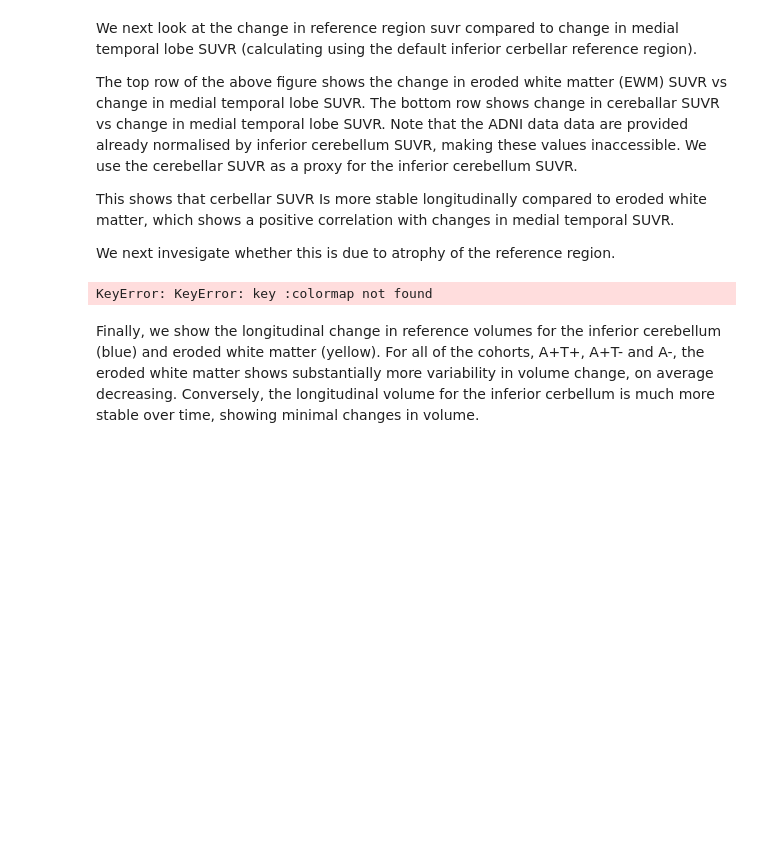
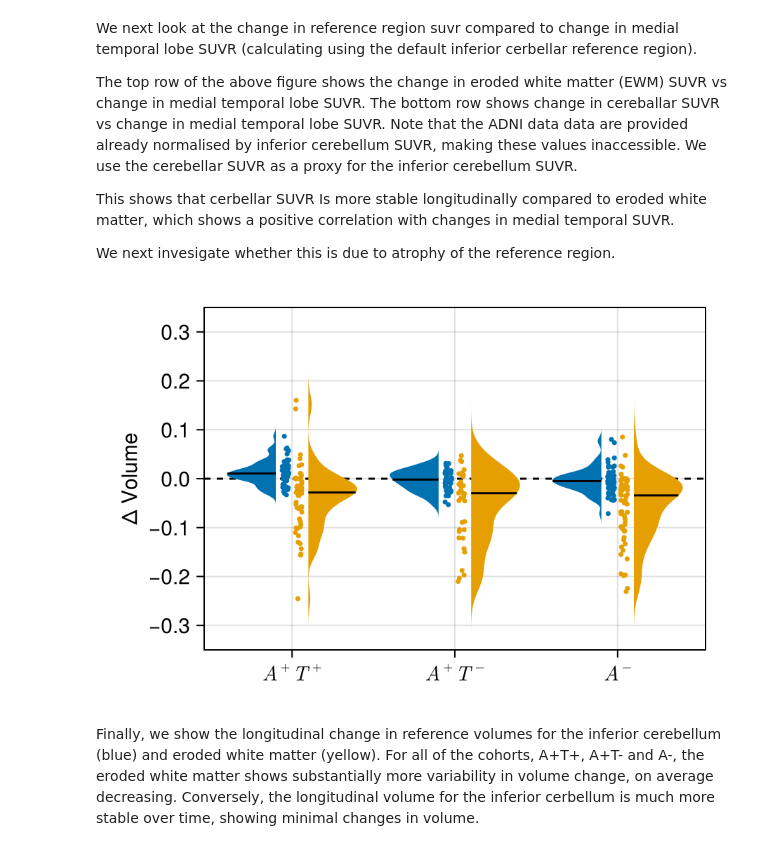
Before and after one commit to PavanChaggar/local-fkpp, a Jupyter notebook: adni/inference/analysis/notebooks/reference_region_analysis.ipynb, the cells around one changed output. Saved outputs shown, nothing was run; the diff lists cells and outputs as text; code cells hidden in the pictures; blank space fills up the shorter version.

```diff
--- a/adni/inference/analysis/notebooks/reference_region_analysis.ipynb
+++ b/adni/inference/analysis/notebooks/reference_region_analysis.ipynb
@@ -262,35 +262,35 @@ We next invesigate whether this is due to atrophy of the reference region.
 # %%
 begin
     f = Figure(size=(450, 300), fontsize=15)
     ax = Axis(f[1,1], ylabel="Δ Volume", yticks=-0.3:0.1:0.3, xticks=(1:1:3, [L"A^+T^+", L"A^+T^-", L"A^-"]))
     hlines!(ax, 0.0, linestyle=:dash, color=:black)
 
     ylims!(ax, -0.35, 0.35)
     ic_ref_vol_diff = get_diff.(ic_ref_vols[ic_tau_pos_idx])
     wm_ref_vol_diff = get_diff.(wm_ref_vols[wm_tau_pos_idx])
     rainclouds!(ones(length(ic_ref_vol_diff)) .* 0.9,      ic_ref_vol_diff, plot_boxplots=false,cloud_width=0.75, whiskerwidth=1, markersize=5, color=cols[1], label="Inferior Cerebellum")
     rainclouds!(ones(length(wm_ref_vol_diff)) .* 1.1,      wm_ref_vol_diff, plot_boxplots=false,cloud_width=0.75, whiskerwidth=1, markersize=5, side=:right, color=cols[2], label="Eroded White Matter")
 
     ic_ref_vol_diff = get_diff.(ic_ref_vols[ic_tau_neg_idx])
     wm_ref_vol_diff = get_diff.(wm_ref_vols[wm_tau_neg_idx])
     rainclouds!(ones(length(ic_ref_vol_diff)) .* 1.9,      ic_ref_vol_diff, plot_boxplots=false,cloud_width=0.75, whiskerwidth=1, markersize=5, color=cols[1])
     rainclouds!(ones(length(wm_ref_vol_diff)) .* 2.1,      wm_ref_vol_diff, plot_boxplots=false,cloud_width=0.75, whiskerwidth=1, markersize=5, side=:right, color=cols[2])
 
     ic_ref_vol_diff = get_diff.(ic_neg_ref_vols)
     wm_ref_vol_diff = get_diff.(wm_neg_ref_vols)
     rainclouds!(ones(length(ic_ref_vol_diff)) .* 2.9,      ic_ref_vol_diff, plot_boxplots=false,cloud_width=0.75, whiskerwidth=1, markersize=5, color=cols[1])
     rainclouds!(ones(length(wm_ref_vol_diff)) .* 3.1,      wm_ref_vol_diff, plot_boxplots=false,cloud_width=0.75, whiskerwidth=1, markersize=5, side=:right, color=cols[2])
     elem_1 = [PolyElement(color = cols[1])]
     elem_2 = [PolyElement(color = cols[2])]
-    axislegend(ax, merge=:true, unique=:true, nbanks=2, framevisible=true, orientation=:horizontal)
+    # axislegend(ax, merge=:true, unique=:true, nbanks=2, framevisible=true, orientation=:horizontal)
     # Legend(f[1, 2],
     # [elem_1, elem_2],
     # ["Inferior \nCerebellum", "Eroded \nWhite \nMatter",], patchsize = (20, 20), framevisible=false)
     save(projectdir("visualisation/reference_region/vol-reference-region.pdf"), f)
 end
 f
 # %% [output]
-KeyError: KeyError: key :colormap not found
+[figure, added]
 # %% [markdown]
 Finally, we show the longitudinal change in reference volumes for the inferior cerebellum (blue) and eroded white matter (yellow). For all of the cohorts, A+T+, A+T- and A-, the eroded white matter shows substantially more variability in volume change, on average decreasing. Conversely, the longitudinal volume for the inferior cerbellum is much  more stable over time, showing minimal changes in volume.
 # %%
```
Also changed, not shown: parts of 4 cells of this notebook.
